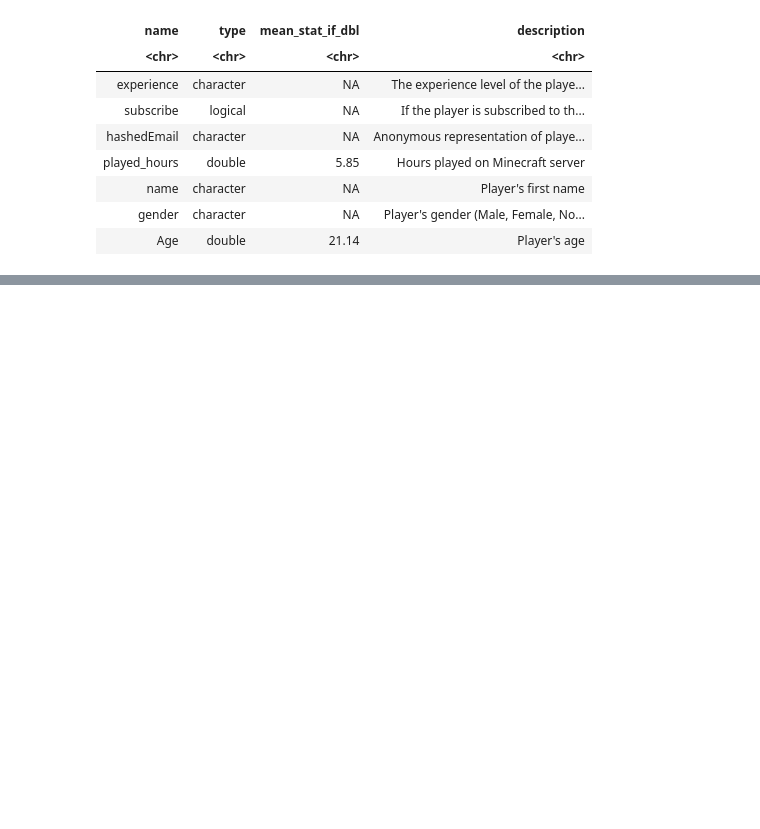
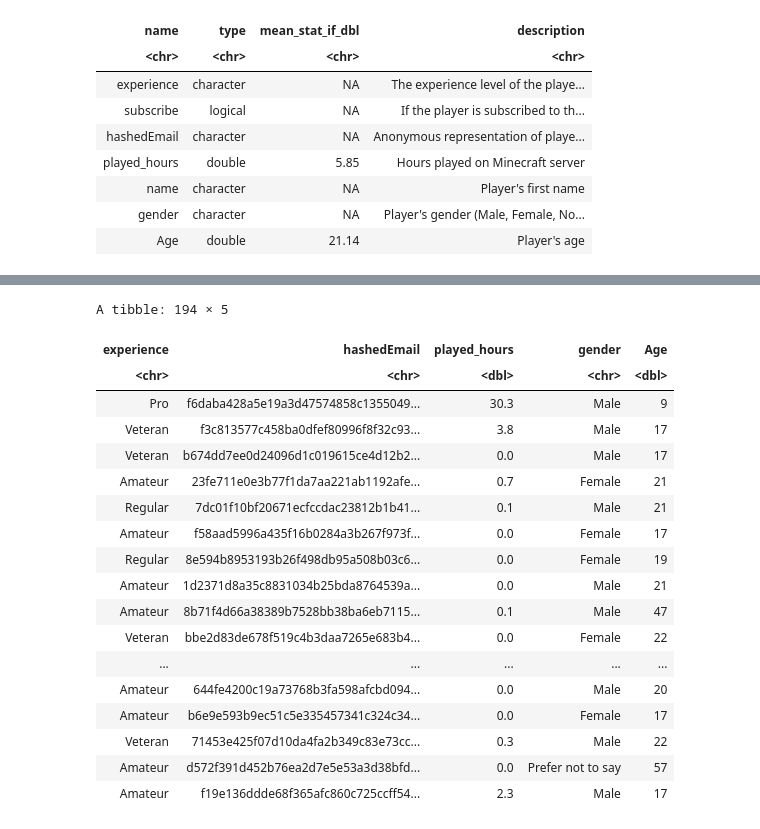
Before and after one commit to safesocks/individual_project_planning, a Jupyter notebook: individual_project_planning.ipynb, the cells around one changed output, grey strips where cells are left out. Saved outputs shown, nothing was run; the diff lists cells and outputs as text; code cells hidden in the pictures; blank space fills up the shorter version.

```diff
--- a/individual_project_planning.ipynb
+++ b/individual_project_planning.ipynb
@@ -99,0 +125,26 @@ A tibble: 1 × 2
+# %%
+tidy_players <- players |>
+    filter(!is.na(Age)) |>
+    select(experience, hashedEmail, played_hours, gender, Age)
+
+tidy_players
+# %% [output]
+A tibble: 194 × 5
+| experience | hashedEmail | played_hours | gender | Age |
+| <chr> | <chr> | <dbl> | <chr> | <dbl> |
+| Pro | f6daba428a5e19a3d47574858c1355049... | 30.3 | Male | 9 |
+| Veteran | f3c813577c458ba0dfef80996f8f32c93... | 3.8 | Male | 17 |
+| Veteran | b674dd7ee0d24096d1c019615ce4d12b2... | 0.0 | Male | 17 |
+| Amateur | 23fe711e0e3b77f1da7aa221ab1192afe... | 0.7 | Female | 21 |
+| Regular | 7dc01f10bf20671ecfccdac23812b1b41... | 0.1 | Male | 21 |
+| Amateur | f58aad5996a435f16b0284a3b267f973f... | 0.0 | Female | 17 |
+| Regular | 8e594b8953193b26f498db95a508b03c6... | 0.0 | Female | 19 |
+| Amateur | 1d2371d8a35c8831034b25bda8764539a... | 0.0 | Male | 21 |
+| Amateur | 8b71f4d66a38389b7528bb38ba6eb7115... | 0.1 | Male | 47 |
+| Veteran | bbe2d83de678f519c4b3daa7265e683b4... | 0.0 | Female | 22 |
+| ... | ... | ... | ... | ... |
+| Amateur | 644fe4200c19a73768b3fa598afcbd094... | 0.0 | Male | 20 |
+| Amateur | b6e9e593b9ec51c5e335457341c324c34... | 0.0 | Female | 17 |
+| Veteran | 71453e425f07d10da4fa2b349c83e73cc... | 0.3 | Male | 22 |
+| Amateur | d572f391d452b76ea2d7e5e53a3d38bfd... | 0.0 | Prefer not to say | 57 |
+| Amateur | f19e136ddde68f365afc860c725ccff54... | 2.3 | Male | 17 |
```
Also changed, not shown: parts of 10 cells of this notebook.
